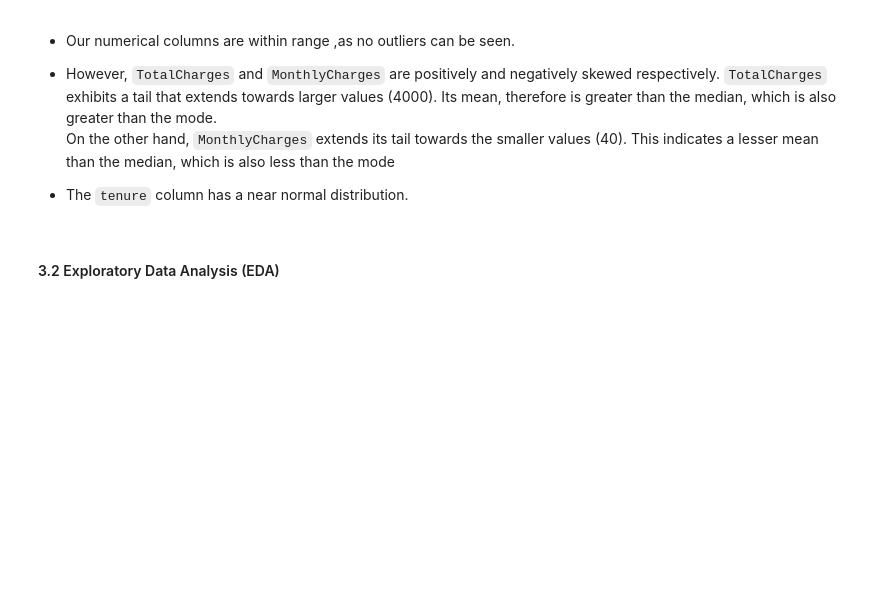
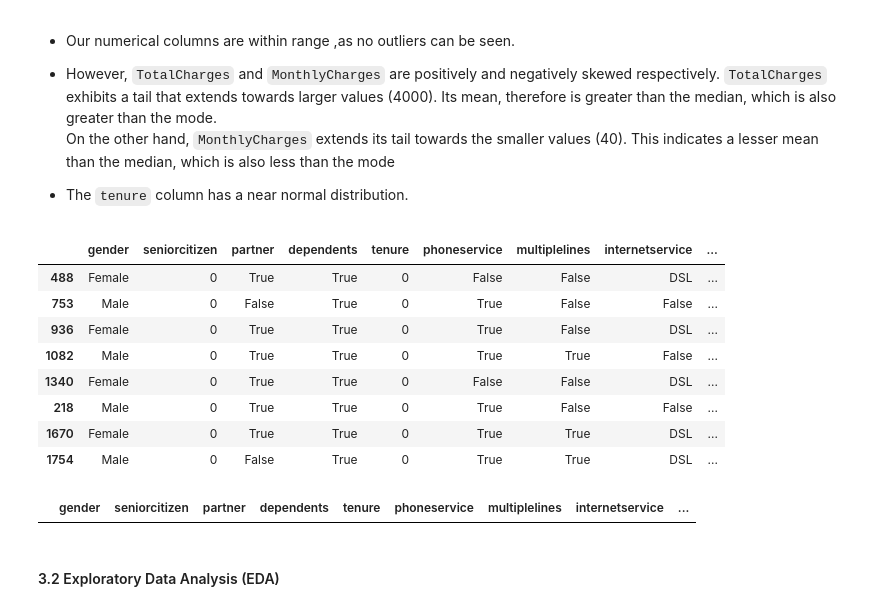
Before and after one commit to HannahMwende/LP2-Classification-Project, a Jupyter notebook: code.ipynb, the cells around one changed output. Saved outputs shown, nothing was run; the diff lists cells and outputs as text; code cells hidden in the pictures; blank space fills up the shorter version.

```diff
--- a/code.ipynb
+++ b/code.ipynb
@@ -456,3 +456,16 @@ plt.show()
 On the other hand, `MonthlyCharges` extends its tail towards the smaller values (40). This indicates a lesser mean than the median, which is also less than the mode
 
 * The `tenure` column has a near normal distribution.
+# %%
+#Listing values that have 0 in `tenure` column
+data[data["tenure"] == 0]
+# %% [output]
+|  | gender | seniorcitizen | partner | dependents | tenure | phoneservice | multiplelines | internetservice | ... |
+| 488 | Female | 0 | True | True | 0 | False | False | DSL | ... |
+| 753 | Male | 0 | False | True | 0 | True | False | False | ... |
+| 936 | Female | 0 | True | True | 0 | True | False | DSL | ... |
+| 1082 | Male | 0 | True | True | 0 | True | True | False | ... |
+| 1340 | Female | 0 | True | True | 0 | False | False | DSL | ... |
+| 218 | Male | 0 | True | True | 0 | True | False | False | ... |
+| 1670 | Female | 0 | True | True | 0 | True | True | DSL | ... |
+| 1754 | Male | 0 | False | True | 0 | True | True | DSL | ... |
@@ -459,3 +474,7 @@ On the other hand, `MonthlyCharges` extends its tail towards the smaller values
+# %%
+data[data["tenure"] == 0]
+# %% [output]
+|  | gender | seniorcitizen | partner | dependents | tenure | phoneservice | multiplelines | internetservice | ... |
 # %% [markdown]
 #### 3.2 Exploratory Data Analysis (EDA)
 # %% [markdown]
```
Also changed, not shown: parts of 5 cells of this notebook.
